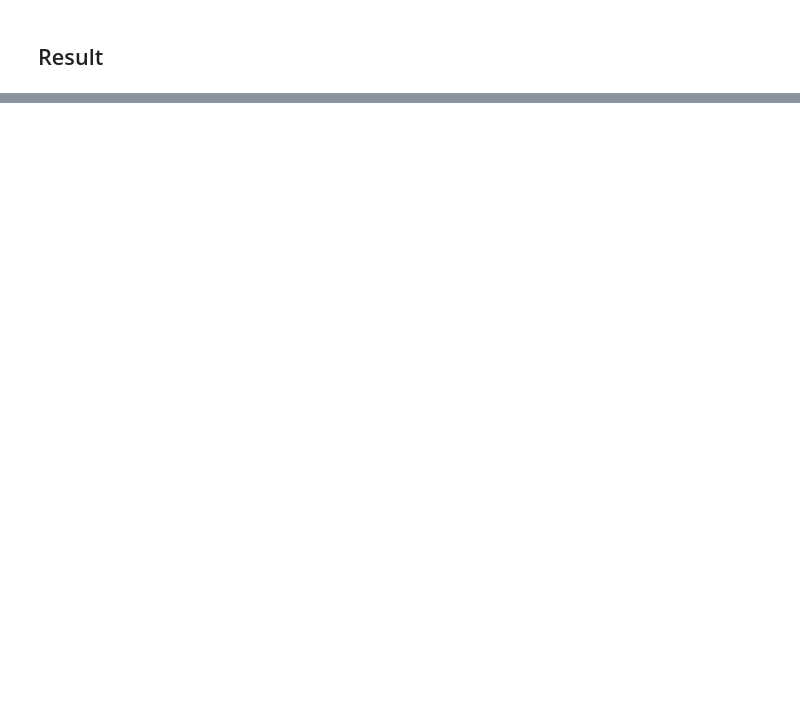
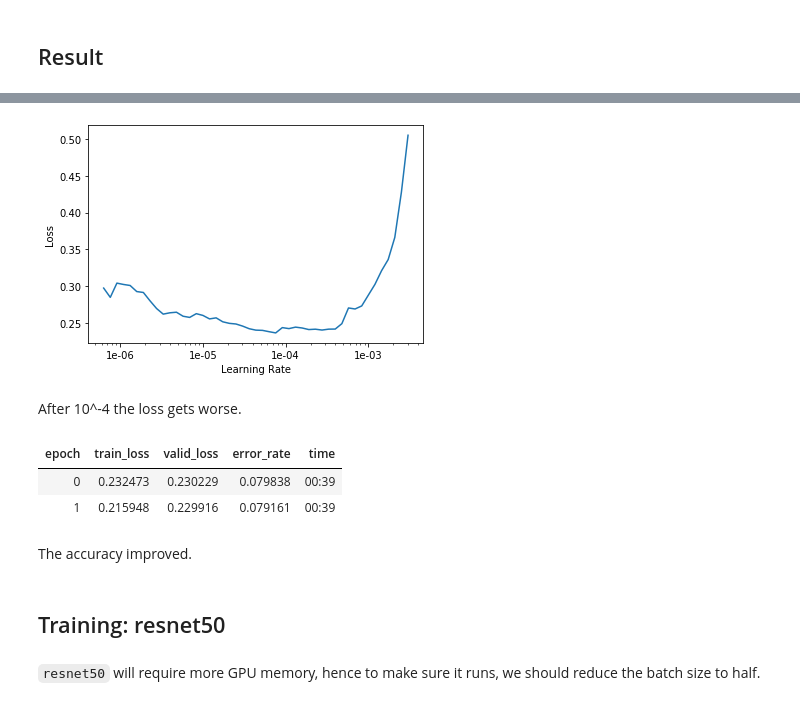
Before and after one commit to diditaditya/torchbox, a Jupyter notebook: nb/scratch/dl1/Lesson-1a.ipynb, the cells around one changed output, grey strips where cells are left out. Drawn from its saved outputs; the diff is of its cells as text; code cells hidden in the pictures; blank space fills up the shorter version.

```diff
--- a/nb/scratch/dl1/Lesson-1a.ipynb
+++ b/nb/scratch/dl1/Lesson-1a.ipynb
@@ -142,0 +194,2 @@ learn.save('stage-1')
+# %%
+learn.fit_one_cycle(2)
@@ -142,0 +206,2 @@ learn.save('stage-1')
+# %%
+learn.load('stage-1')
@@ -142,0 +231,19 @@ learn.save('stage-1')
+# %%
+learn.recorder.plot()
+# %% [output]
+[figure, added]
+# %% [markdown]
+After 10^-4 the loss gets worse.
+# %%
+learn.unfreeze()
+learn.fit_one_cycle(2, max_lr=slice(1e-6,1e-4))
+# %% [output]
+| epoch | train_loss | valid_loss | error_rate | time |
+| 0 | 0.232473 | 0.230229 | 0.079838 | 00:39 |
+| 1 | 0.215948 | 0.229916 | 0.079161 | 00:39 |
+# %% [markdown]
+The accuracy improved.
+# %% [markdown]
+## Training: resnet50
+# %% [markdown]
+`resnet50` will require more GPU memory, hence to make sure it runs, we should reduce the batch size to half.
```
Also changed, not shown: parts of 45 cells of this notebook, 2 other files.
